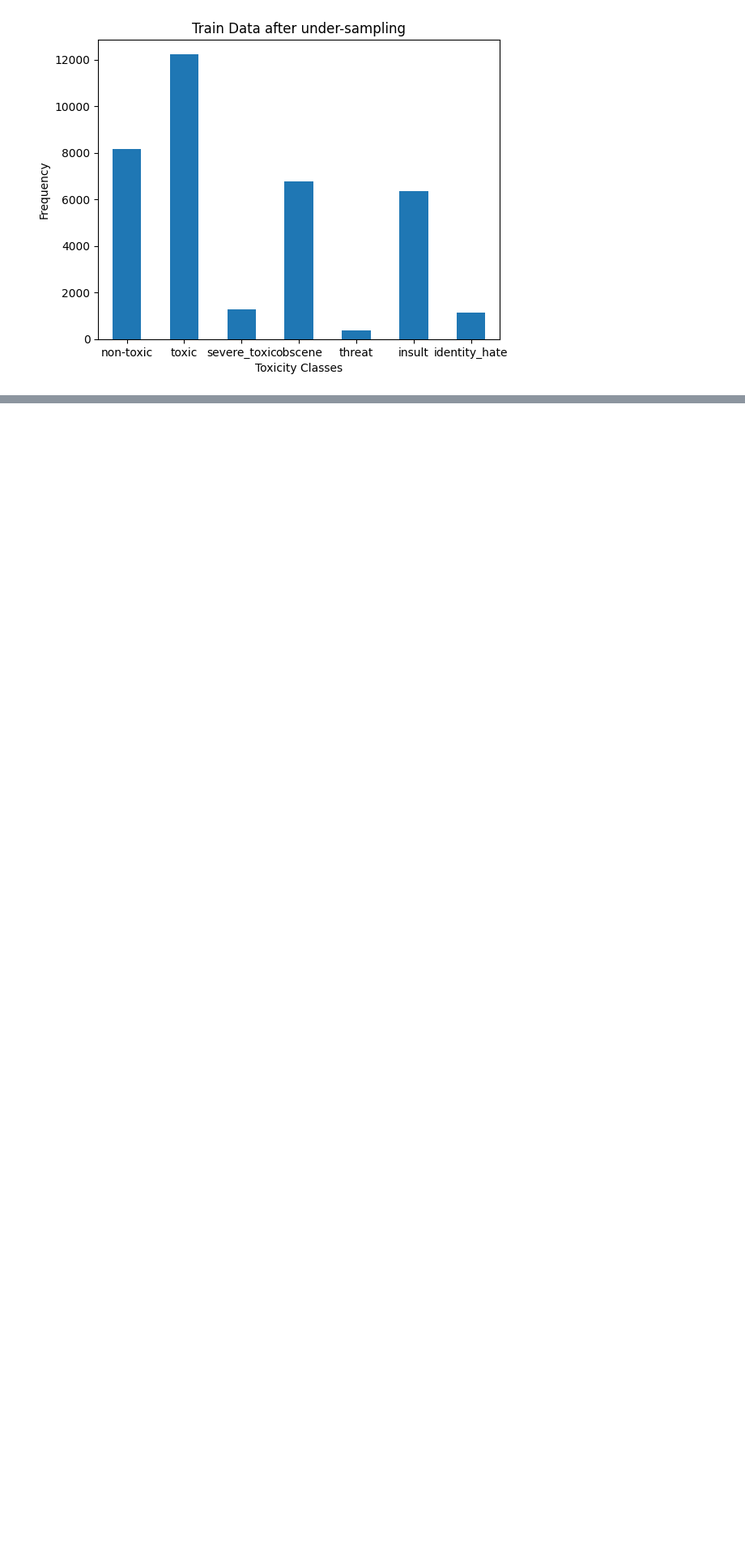
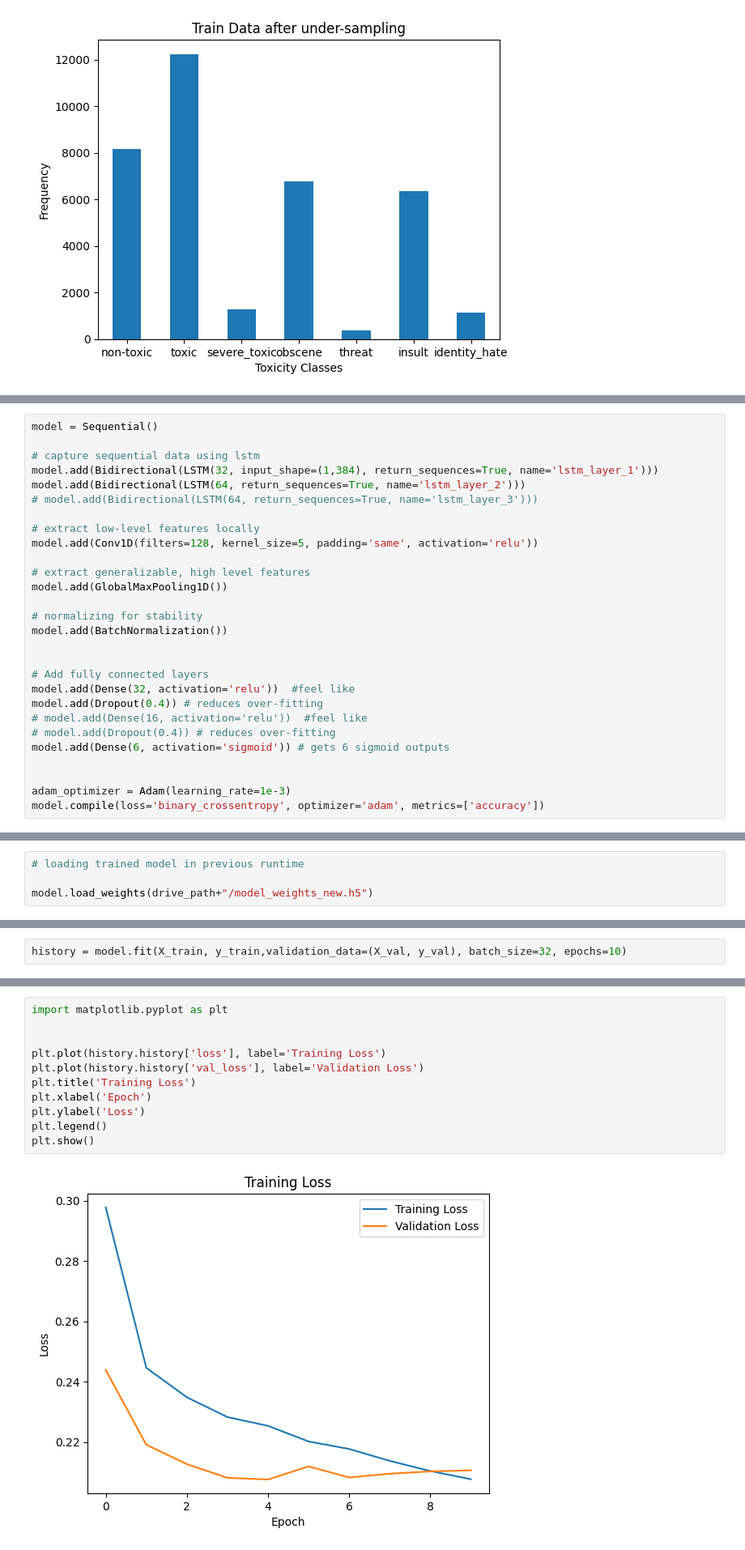
Before and after one commit to Hashmat02/ToxClassify-LSTM-and-Naive-Bayes-for-Toxicity-Detection, a Jupyter notebook: notebook2.ipynb, the cells around one changed output, grey strips where cells are left out. Shown at 81% size. Saved outputs shown, nothing was run; the diff lists cells and outputs as text; blank space fills up the shorter version.

Commit message:
LSTM - Training + Evaluation
- Defining the LSTM model and training it on our undersampled data.
- Analyzing model performance using confusion matrices
- ROC/AUC curve for each class

```diff
--- a/notebook2.ipynb
+++ b/notebook2.ipynb
@@ -163,0 +178,28 @@ data left  =  13000
+# %%
+model = Sequential()
+
+# capture sequential data using lstm
+model.add(Bidirectional(LSTM(32, input_shape=(1,384), return_sequences=True, name='lstm_layer_1')))
+model.add(Bidirectional(LSTM(64, return_sequences=True, name='lstm_layer_2')))
+# model.add(Bidirectional(LSTM(64, return_sequences=True, name='lstm_layer_3')))
+
+# extract low-level features locally
+model.add(Conv1D(filters=128, kernel_size=5, padding='same', activation='relu'))
+
+# extract generalizable, high level features
+model.add(GlobalMaxPooling1D())
+
+# normalizing for stability
+model.add(BatchNormalization())
+
+
+# Add fully connected layers
+model.add(Dense(32, activation='relu'))  #feel like
+model.add(Dropout(0.4)) # reduces over-fitting
+# model.add(Dense(16, activation='relu'))  #feel like
+# model.add(Dropout(0.4)) # reduces over-fitting
+model.add(Dense(6, activation='sigmoid')) # gets 6 sigmoid outputs
+
+
+adam_optimizer = Adam(learning_rate=1e-3)
+model.compile(loss='binary_crossentropy', optimizer='adam', metrics=['accuracy'])
@@ -163,0 +208,4 @@ data left  =  13000
+# %%
+# loading trained model in previous runtime
+
+model.load_weights(drive_path+"/model_weights_new.h5")
@@ -163,0 +220,2 @@ data left  =  13000
+# %%
+history = model.fit(X_train, y_train,validation_data=(X_val, y_val), batch_size=32, epochs=10)
@@ -163,0 +245,13 @@ data left  =  13000
+# %%
+import matplotlib.pyplot as plt
+
+
+plt.plot(history.history['loss'], label='Training Loss')
+plt.plot(history.history['val_loss'], label='Validation Loss')
+plt.title('Training Loss')
+plt.xlabel('Epoch')
+plt.ylabel('Loss')
+plt.legend()
+plt.show()
+# %% [output]
+[figure, added]
```
Also changed, not shown: parts of 14 cells of this notebook.
